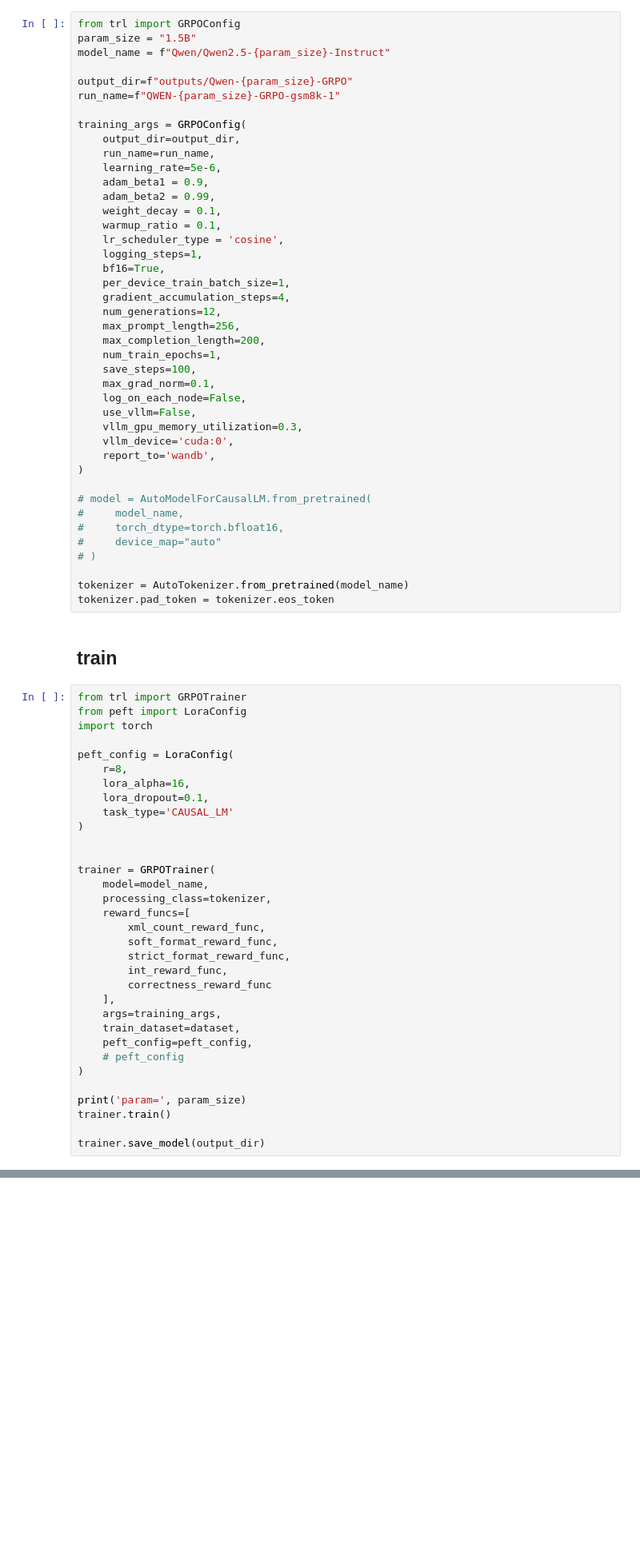
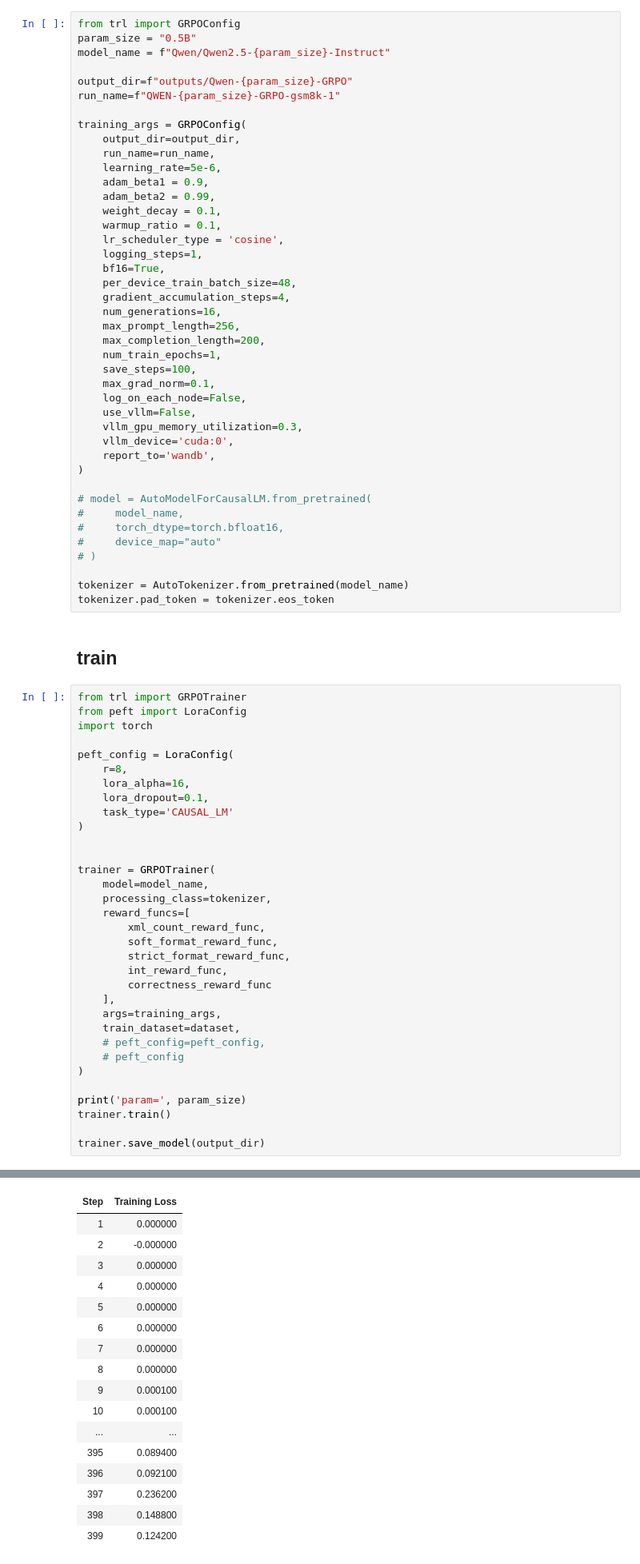
Before and after one commit to learn2Pro/rl_learning, a Jupyter notebook: llm/qwen0.5b-grpo-r1.ipynb, the cells around one changed output, grey strips where cells are left out. Shown at 80% size. Drawn from its saved outputs; the diff is of its cells as text; blank space fills up the shorter version.

Commit message:
[fix]: train with full worked reward function

```diff
--- a/llm/qwen0.5b-grpo-r1.ipynb
+++ b/llm/qwen0.5b-grpo-r1.ipynb
@@ -281,7 +281,7 @@ else:
 Match found!
 # %%
 from trl import GRPOConfig
-param_size = "1.5B"
+param_size = "0.5B"
 model_name = f"Qwen/Qwen2.5-{param_size}-Instruct"
 
 output_dir=f"outputs/Qwen-{param_size}-GRPO"
@@ -298,9 +298,9 @@ training_args = GRPOConfig(
     lr_scheduler_type = 'cosine',
     logging_steps=1,
     bf16=True,
-    per_device_train_batch_size=1,
+    per_device_train_batch_size=48,
     gradient_accumulation_steps=4,
-    num_generations=12,
+    num_generations=16,
     max_prompt_length=256,
     max_completion_length=200,
     num_train_epochs=1,
@@ -348,7 +348,7 @@ trainer = GRPOTrainer(
     ],
     args=training_args,
     train_dataset=dataset,
-    peft_config=peft_config,
+    # peft_config=peft_config,
     # peft_config
 )
 
@@ -376,0 +393,17 @@ OutOfMemoryError: CUDA out of memory. Tried to allocate 932.00 MiB. GPU 0 has a
+| Step | Training Loss |
+| 1 | 0.000000 |
+| 2 | -0.000000 |
+| 3 | 0.000000 |
+| 4 | 0.000000 |
+| 5 | 0.000000 |
+| 6 | 0.000000 |
+| 7 | 0.000000 |
+| 8 | 0.000000 |
+| 9 | 0.000100 |
+| 10 | 0.000100 |
+| ... | ... |
+| 395 | 0.089400 |
+| 396 | 0.092100 |
+| 397 | 0.236200 |
+| 398 | 0.148800 |
+| 399 | 0.124200 |
```
Also changed, not shown: parts of 3 cells of this notebook.
